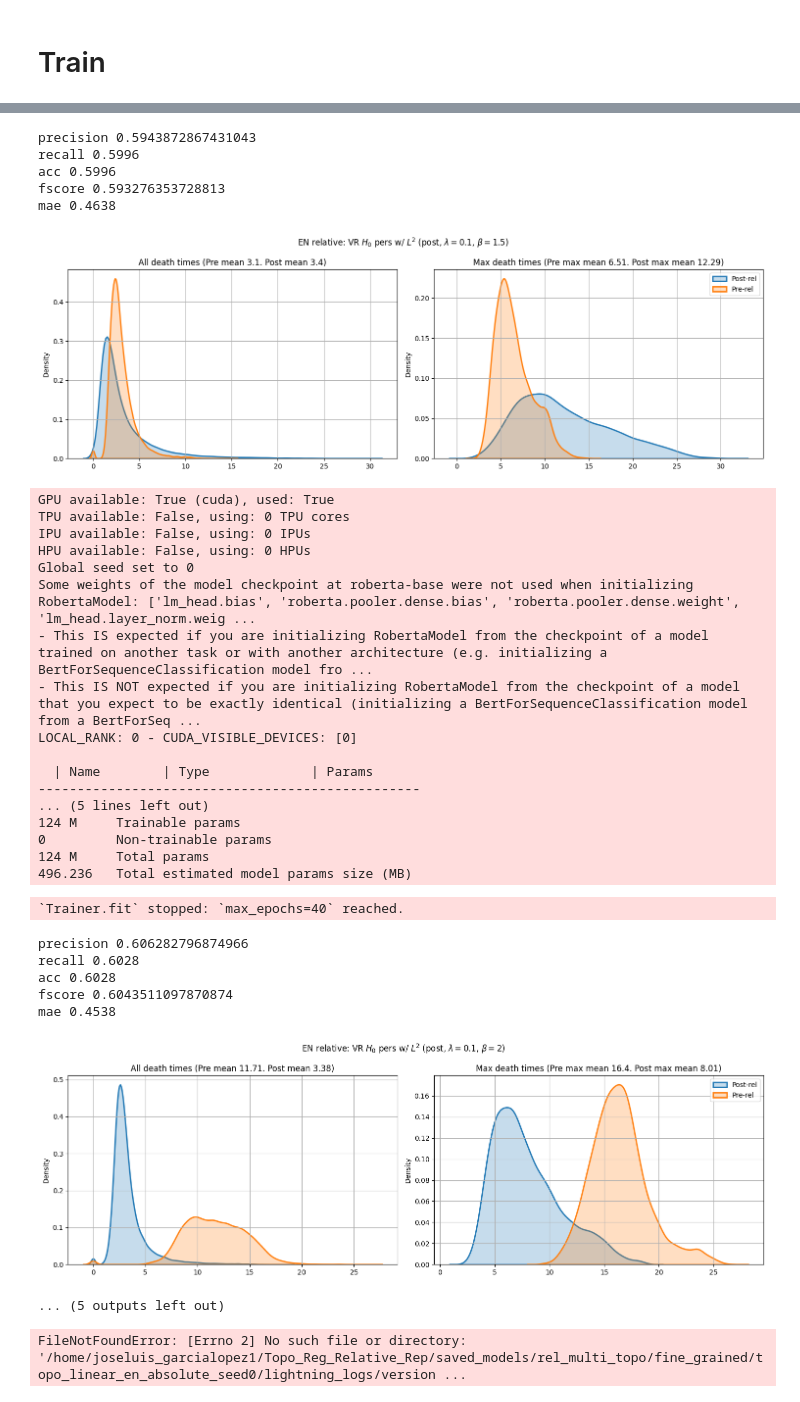
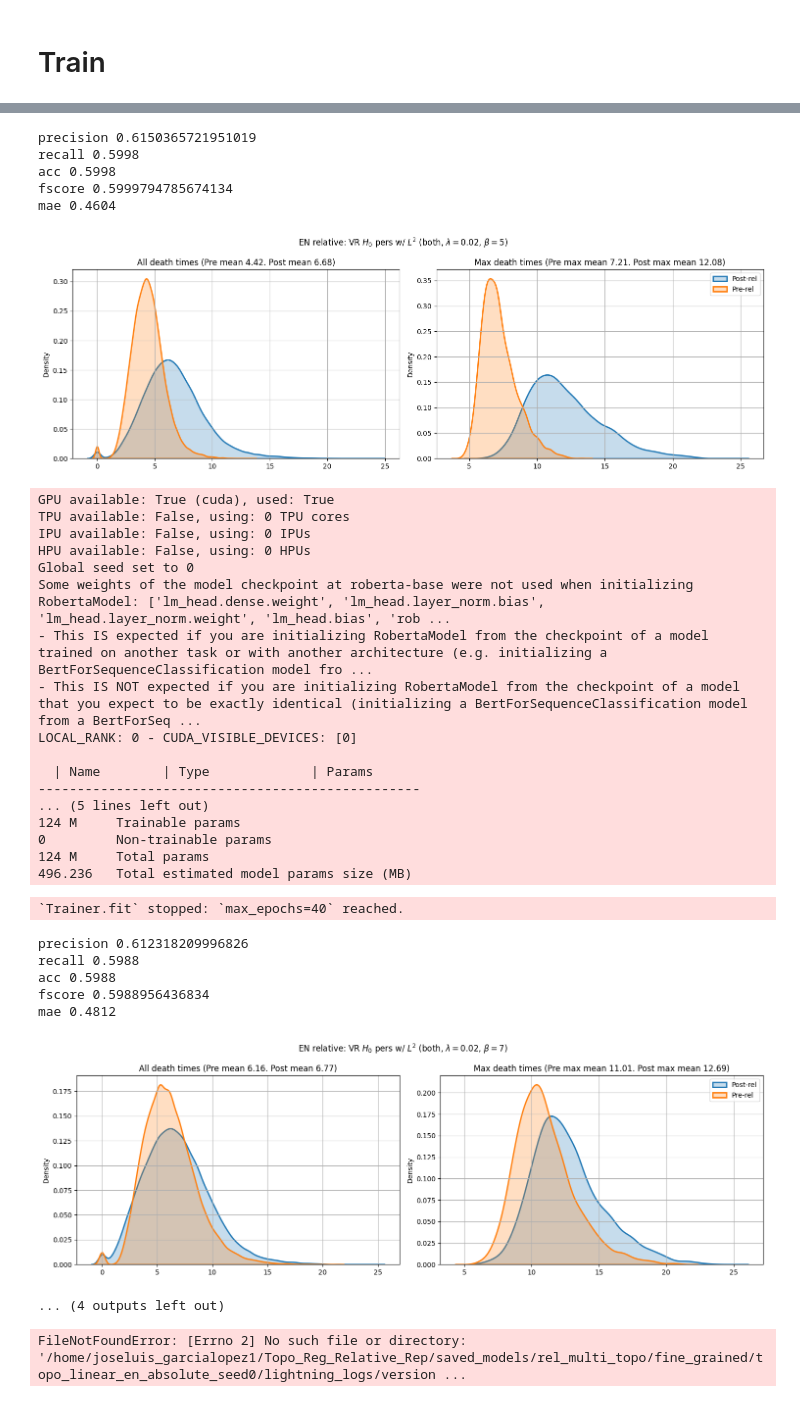
Before and after one commit to AGarciaCast/Topo_Reg_Relative_Rep, a Jupyter notebook: topo_multilingual_stitching.ipynb, the cells around one changed output, grey strips where cells are left out. Cells and saved outputs as stored; diff of their text form; code cells hidden in the pictures.

```diff
--- a/topo_multilingual_stitching.ipynb
+++ b/topo_multilingual_stitching.ipynb
@@ -486,12 +486,14 @@ def train_network(lang, mode="relative", seed=24, test=False, topo=("pre", "L_2"
     model.to("cpu")
     del model
 # %%
-train_network("en", mode="relative", seed=0, test=True, topo=("post", "L_2", 1, 0.1, "L_1"))
-train_network("en", mode="relative", seed=0, test=True, topo=("post", "L_2", 1.5, 0.1, "L_1"))
-train_network("en", mode="relative", seed=0, test=True, topo=("post", "L_2", 2, 0.1, "L_1"))
-train_network("en", mode="relative", seed=0, test=True, topo=("post", "L_2", 3, 0.1, "L_1"))
-train_network("en", mode="relative", seed=0, test=True, topo=("post", "L_2", 4, 0.1, "L_1"))
-train_network("en", mode="relative", seed=0, test=True, topo=("post", "L_2", 5, 0.1, "L_1"))
+#train_network("en", mode="relative", seed=0, test=True, topo=("both", "L_2", 1, 0.02, "L_1"))
+#train_network("en", mode="relative", seed=0, test=True, topo=("both", "L_2", 1.5, 0.02, "L_1"))
+#train_network("en", mode="relative", seed=0, test=True, topo=("both", "L_2", 2, 0.02, "L_1"))
+#train_network("en", mode="relative", seed=0, test=True, topo=("both", "L_2", 3, 0.02, "L_1"))
+train_network("en", mode="relative", seed=0, test=True, topo=("both", "L_2", 4, 0.02, "L_1"))
+train_network("en", mode="relative", seed=0, test=True, topo=("both", "L_2", 5, 0.02, "L_1"))
+train_network("en", mode="relative", seed=0, test=True, topo=("both", "L_2", 7, 0.02, "L_1"))
+train_network("en", mode="relative", seed=0, test=True, topo=("both", "L_2", 8, 0.02, "L_1"))
 
 #train_network("fr", mode="relative", seed=0, test=True, topo=None)
 #train_network("en", mode="relative", seed=1, test=True, topo=None)
@@ -530,46 +532,46 @@ Some weights of the model checkpoint at roberta-base were not used when initiali
 - This IS expected if you are initializing RobertaModel from the checkpoint of a model trained on another task or with another architecture (e.g. initializing a BertForSequenceClassification model fro ...
 - This IS NOT expected if you are initializing RobertaModel from the checkpoint of a model that you expect to be exactly identical (initializing a BertForSequenceClassification model from a BertForSeq ...
 LOCAL_RANK: 0 - CUDA_VISIBLE_DEVICES: [0]
 
   | Name        | Type             | Params
 -------------------------------------------------
 ... (5 lines left out)
 124 M     Trainable params
 0         Non-trainable params
 124 M     Total params
 496.236   Total estimated model params size (MB)
 `Trainer.fit` stopped: `max_epochs=40` reached.
-precision 0.5943872867431043
-recall 0.5996
-acc 0.5996
-fscore 0.593276353728813
-mae 0.4638
+precision 0.6150365721951019
+recall 0.5998
+acc 0.5998
+fscore 0.5999794785674134
+mae 0.4604
-[figure, old version]
+[figure, new version]
 GPU available: True (cuda), used: True
 TPU available: False, using: 0 TPU cores
 IPU available: False, using: 0 IPUs
 HPU available: False, using: 0 HPUs
 Global seed set to 0
-Some weights of the model checkpoint at roberta-base were not used when initializing RobertaModel: ['lm_head.bias', 'roberta.pooler.dense.bias', 'roberta.pooler.dense.weight', 'lm_head.layer_norm.weig ...
+Some weights of the model checkpoint at roberta-base were not used when initializing RobertaModel: ['lm_head.dense.weight', 'lm_head.layer_norm.bias', 'lm_head.layer_norm.weight', 'lm_head.bias', 'rob ...
 - This IS expected if you are initializing RobertaModel from the checkpoint of a model trained on another task or with another architecture (e.g. initializing a BertForSequenceClassification model fro ...
 - This IS NOT expected if you are initializing RobertaModel from the checkpoint of a model that you expect to be exactly identical (initializing a BertForSequenceClassification model from a BertForSeq ...
 LOCAL_RANK: 0 - CUDA_VISIBLE_DEVICES: [0]
 
   | Name        | Type             | Params
 -------------------------------------------------
 ... (5 lines left out)
 124 M     Trainable params
 0         Non-trainable params
 124 M     Total params
 496.236   Total estimated model params size (MB)
 `Trainer.fit` stopped: `max_epochs=40` reached.
-precision 0.606282796874966
-recall 0.6028
-acc 0.6028
-fscore 0.6043511097870874
-mae 0.4538
+precision 0.612318209996826
+recall 0.5988
+acc 0.5988
+fscore 0.5988956436834
+mae 0.4812
-[figure, old version]
+[figure, new version]
-... (5 outputs left out)
+... (4 outputs left out)
 # %%
 SEEDS = [0,1]
 run = True
```
Also changed, not shown: parts of 1 cell of this notebook, 10 other files.
